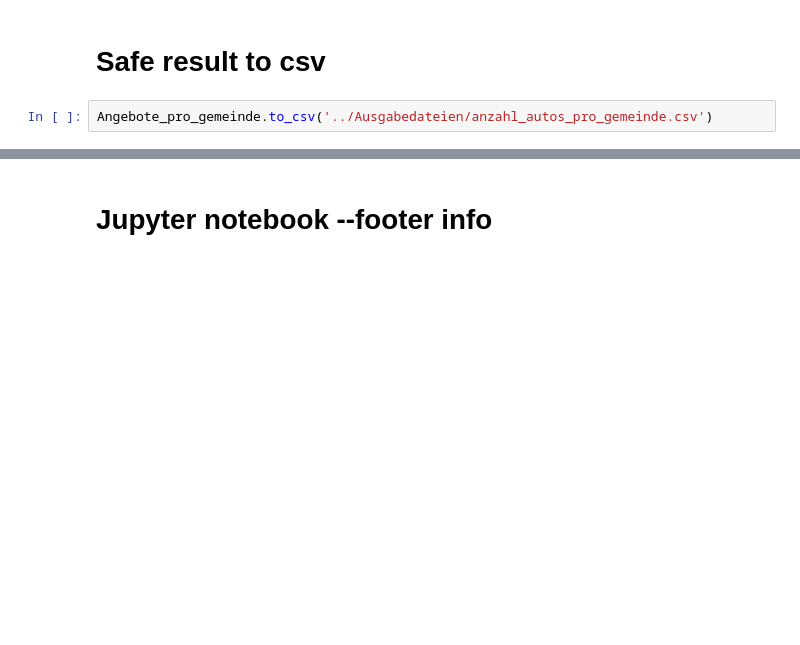
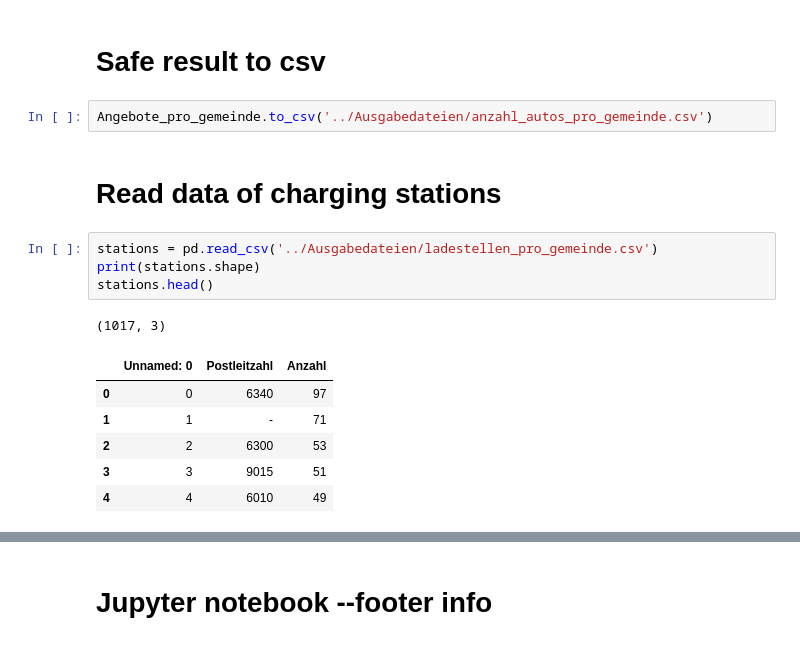
Before and after one commit to jk019/DA_LN_neues_Github, a Jupyter notebook: Analysen/QGIS.ipynb, the cells around one changed output, grey strips where cells are left out. Saved outputs shown, nothing was run; the diff lists cells and outputs as text; blank space fills up the shorter version.

```diff
--- a/Analysen/QGIS.ipynb
+++ b/Analysen/QGIS.ipynb
@@ -54,3 +55,17 @@ gemeinden = pd.read_csv('../Quelldateien/Gemeindestand.csv')
 # Safe result to csv
 # %%
 Angebote_pro_gemeinde.to_csv('../Ausgabedateien/anzahl_autos_pro_gemeinde.csv')
+# %% [markdown]
+# Read data of charging stations
+# %%
+stations = pd.read_csv('../Ausgabedateien/ladestellen_pro_gemeinde.csv')
+print(stations.shape)
+stations.head()
+# %% [output]
+(1017, 3)
+|  | Unnamed: 0 | Postleitzahl | Anzahl |
+| 0 | 0 | 6340 | 97 |
+| 1 | 1 | - | 71 |
+| 2 | 2 | 6300 | 53 |
+| 3 | 3 | 9015 | 51 |
+| 4 | 4 | 6010 | 49 |
```
Also changed, not shown: parts of 9 cells of this notebook, 3 other files.
